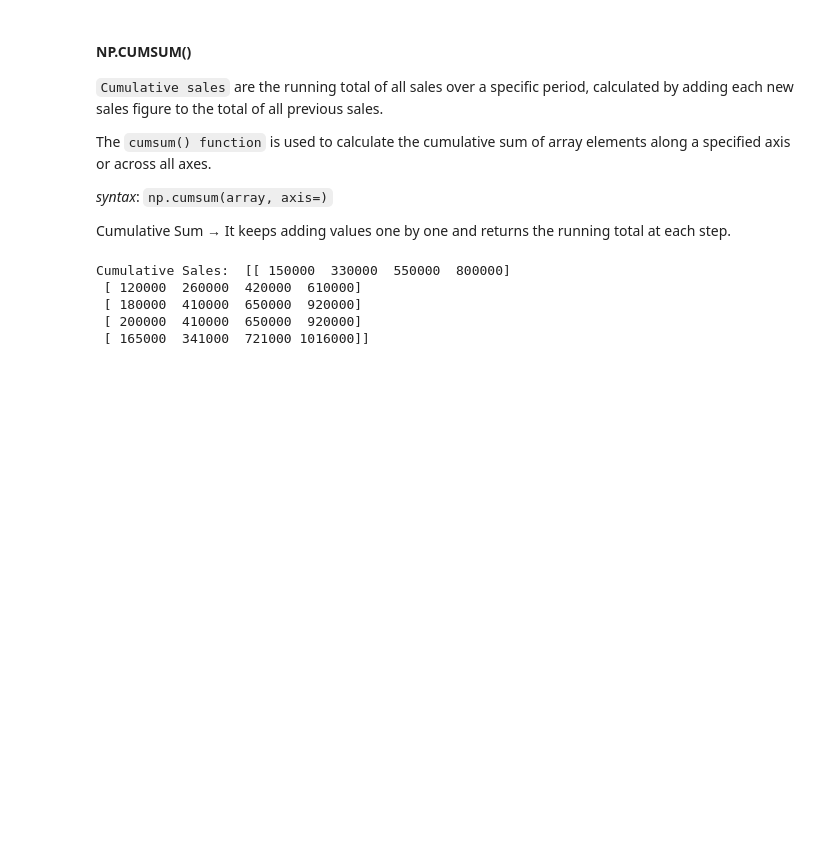
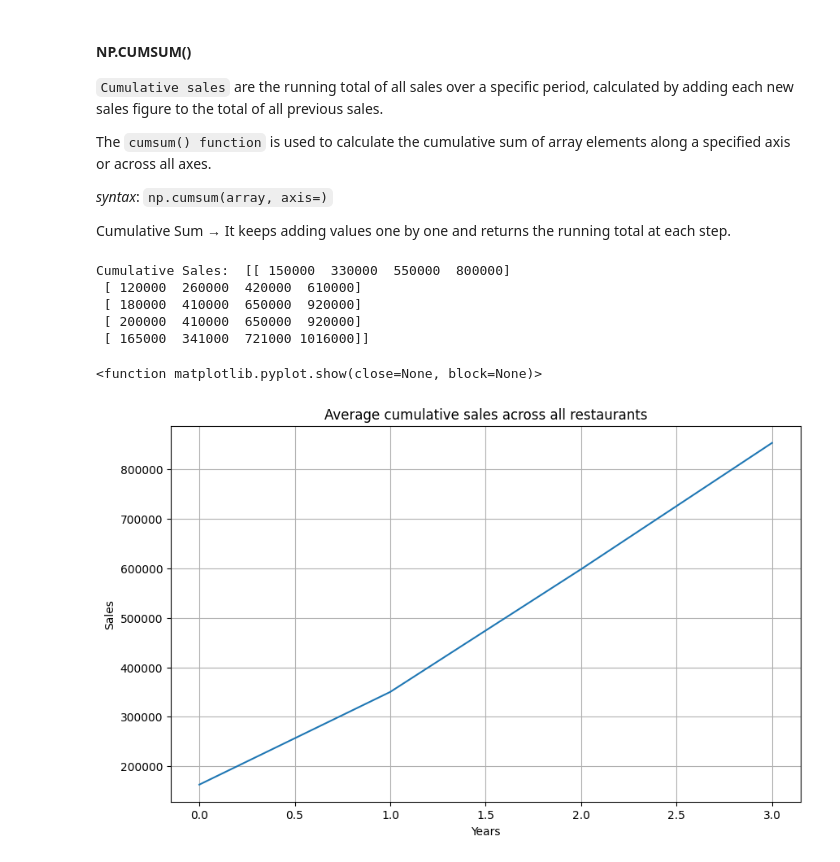
Before and after one commit to MoeedKhan-AMK/NumPy, a Jupyter notebook: mean.ipynb, the cells around one changed output. Saved outputs shown, nothing was run; the diff lists cells and outputs as text; code cells hidden in the pictures; blank space fills up the shorter version.

Commit message:
Visualized Average Cumulative Sales with Matplotlib

```diff
--- a/mean.ipynb
+++ b/mean.ipynb
@@ -56,9 +57,23 @@ Cumulative Sum → It keeps adding values one by one and returns the running tot
 # %%
 cumsum_sale = np.cumsum(sales_data[:, 1:], axis=1)
 print("Cumulative Sales: ",cumsum_sale)
+
+#USING MATPLOTLIB TO VISUALIZE
+# Technical work:
+plt.figure(figsize=(10,6))
+plt.plot(np.mean(cumsum_sale, axis=0))
+
+#Visualization work:
+plt.title("Average cumulative sales across all restaurants")
+plt.xlabel("Years")
+plt.ylabel("Sales")
+plt.grid(True)
+plt.show
 # %% [output]
 Cumulative Sales:  [[ 150000  330000  550000  800000]
  [ 120000  260000  420000  610000]
  [ 180000  410000  650000  920000]
  [ 200000  410000  650000  920000]
  [ 165000  341000  721000 1016000]]
+<function matplotlib.pyplot.show(close=None, block=None)>
+[figure, added]
```
Also changed, not shown: parts of 1 cell of this notebook.
